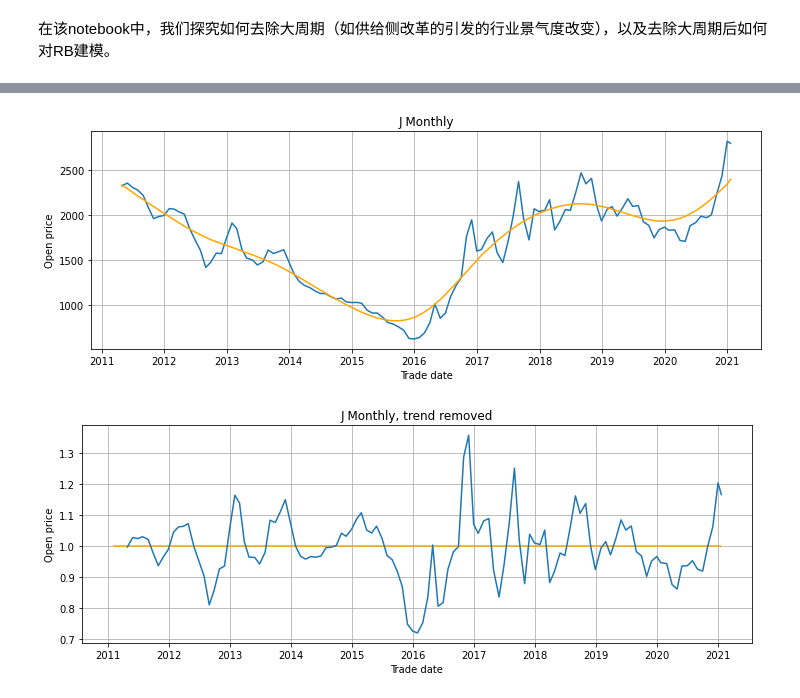
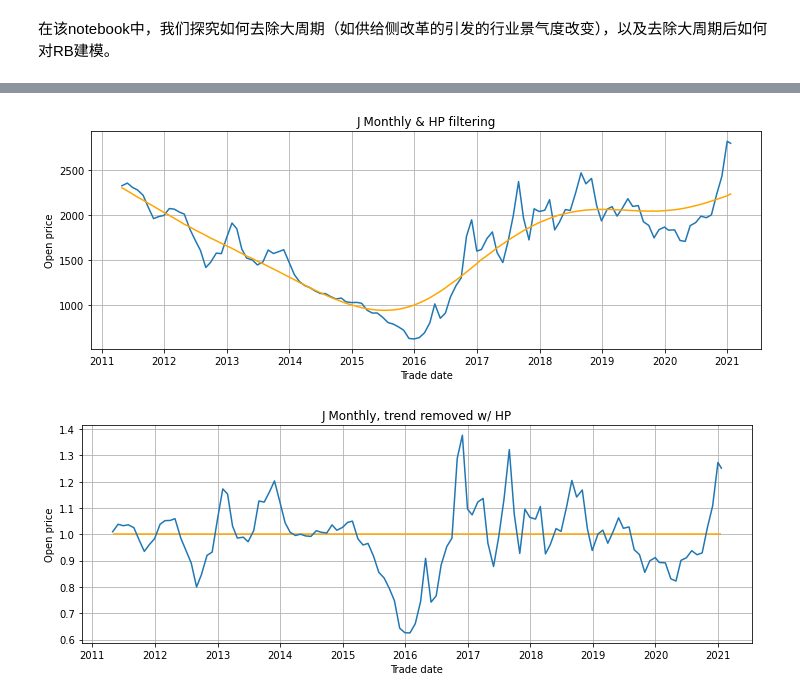
Before and after one commit to markzhao98/CMS-research, a Jupyter notebook: 大周期.ipynb, the cells around one changed output, grey strips where cells are left out. Saved outputs shown, nothing was run; the diff lists cells and outputs as text; code cells hidden in the pictures.

```diff
--- a/大周期.ipynb
+++ b/大周期.ipynb
@@ -32,25 +59,25 @@ plt.show()
 # %%
 plt.figure(figsize=(12, 4))
-plt.plot(J.monthly.trade_date, J.monthly.Open_filter)
-plt.plot(J.monthly.trade_date, HP(J.monthly.Open_filter, lamb = 1000),
+plt.plot(J.monthly.trade_date, J.monthly.Open_filter.values)
+plt.plot(J.monthly.trade_date, HP(J.monthly.Open_filter.values, lamb = 5000),
          color = 'orange')
-plt.title(J.code + ' Monthly')
+plt.title(J.code + ' Monthly & HP filtering')
 plt.xlabel('Trade date')
 plt.ylabel('Open price')
 plt.grid()
 plt.show()
 
 plt.figure(figsize=(12, 4))
-plt.plot(J.monthly.trade_date, J.monthly.Open_filter/HP(J.monthly.Open_filter, lamb = 1000))
+plt.plot(J.monthly.trade_date, J.monthly.Open_filter.values/HP(J.monthly.Open_filter.values, lamb = 5000))
 plt.hlines(y = 1,
-           xmin = RB.monthly.trade_date.values[0],
-           xmax = RB.monthly.trade_date.values[-1],
+           xmin = J.monthly.trade_date.values[0],
+           xmax = J.monthly.trade_date.values[-1],
            colors = 'orange')
-plt.title(J.code + ' Monthly, trend removed')
+plt.title(J.code + ' Monthly, trend removed w/ HP')
 plt.xlabel('Trade date')
 plt.ylabel('Open price')
 plt.grid()
 plt.show()
 # %% [output]
-[figure, old version]
+[figure, new version]
-[figure, old version]
+[figure, new version]
```
Also changed, not shown: parts of 8 cells of this notebook.
